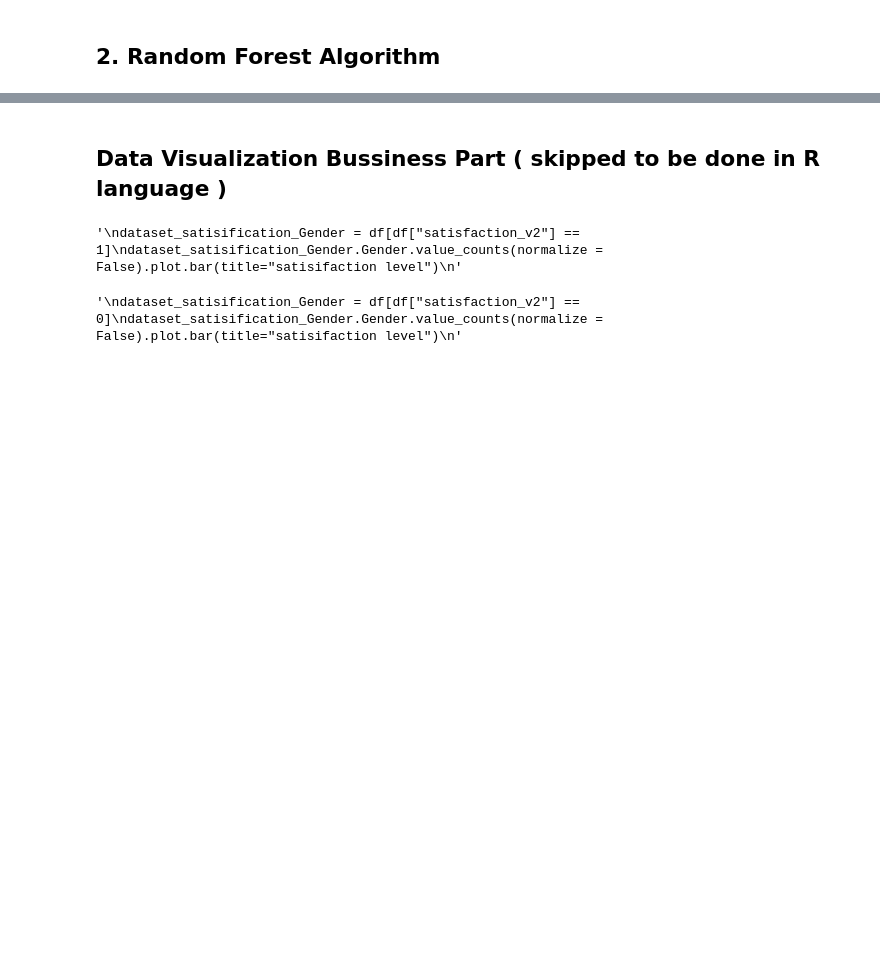
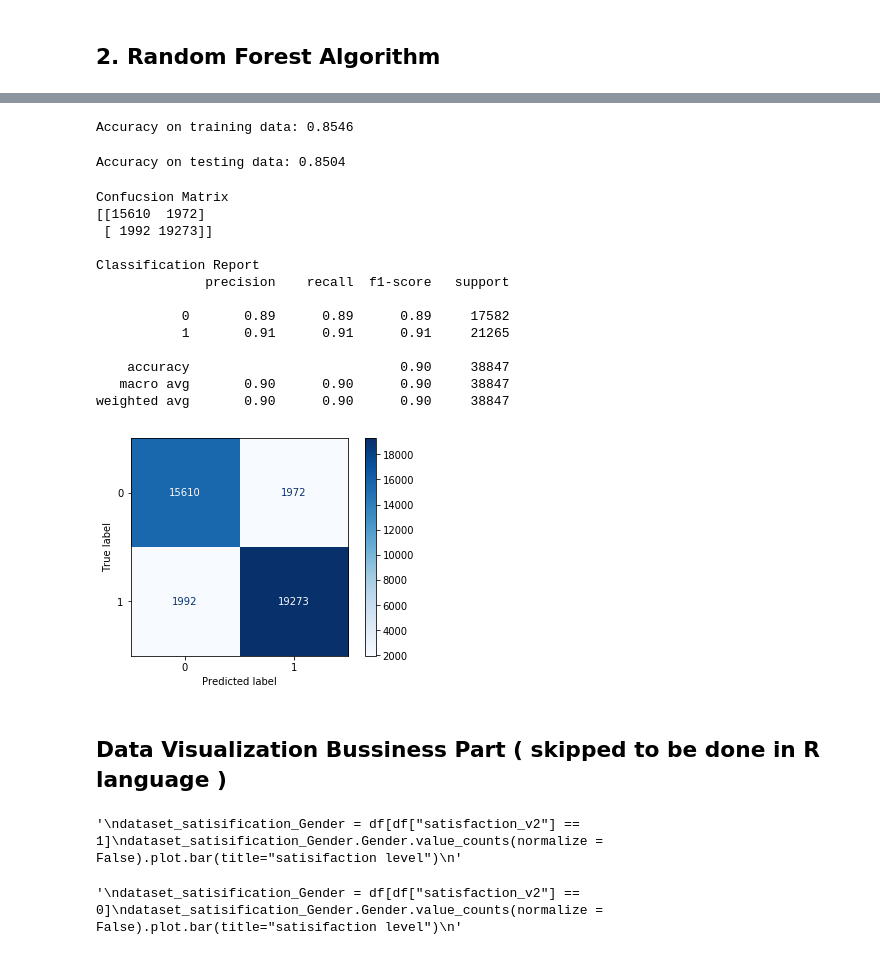
Before and after one commit to OmarKimo/Passengers-Satisfaction-Data-Analysis, a Jupyter notebook: Big Data Project.ipynb, the cells around one changed output, grey strips where cells are left out. Saved outputs shown, nothing was run; the diff lists cells and outputs as text; code cells hidden in the pictures; blank space fills up the shorter version.

```diff
--- a/Big Data Project.ipynb
+++ b/Big Data Project.ipynb
@@ -325,3 +466,46 @@ weighted avg       0.92      0.92      0.92     38847
+# %%
+# predict values using the training data
+dt_predict_train = dt_model.predict(x_train)
+
+
+#Accuracy
+print("Accuracy on training data: {0:.4f}".format(metrics.accuracy_score(y_train, dt_predict_train))) # accuracy on training data
+# %% [output]
+Accuracy on training data: 0.8546
+# %%
+# predict values using the test data
+dt_predict_test = dt_model.predict(x_test)
+
+
+#Accuracy
+print("Accuracy on testing data: {0:.4f}".format(metrics.accuracy_score(y_test, dt_predict_test))) # accuracy on testing data
+# %% [output]
+Accuracy on testing data: 0.8504
+# %%
+#print("Confucsion Matrix")   # left col predicted false , right predicted true
+#print("{0}".format(metrics.confusion_matrix(y_test, dt_predict_test)))
+# plot confusion matrix
+confM = metrics.plot_confusion_matrix(dt_model, x_test, y_test, cmap='Blues', values_format='d')
+print("Confucsion Matrix")
+print(confM.confusion_matrix)
+print("")
+print("Classification Report")
+print(metrics.classification_report(y_test, dt_predict_test))
+# %% [output]
+Confucsion Matrix
+[[15610  1972]
+ [ 1992 19273]]
+
+Classification Report
+              precision    recall  f1-score   support
+
+           0       0.89      0.89      0.89     17582
+           1       0.91      0.91      0.91     21265
+
+    accuracy                           0.90     38847
+   macro avg       0.90      0.90      0.90     38847
+weighted avg       0.90      0.90      0.90     38847
+[figure, added]
 # %% [markdown]
 ## Data Visualization Bussiness Part ( skipped to be done in R language )
 # %%
```
Also changed, not shown: parts of 22 cells of this notebook, 1 other file.
